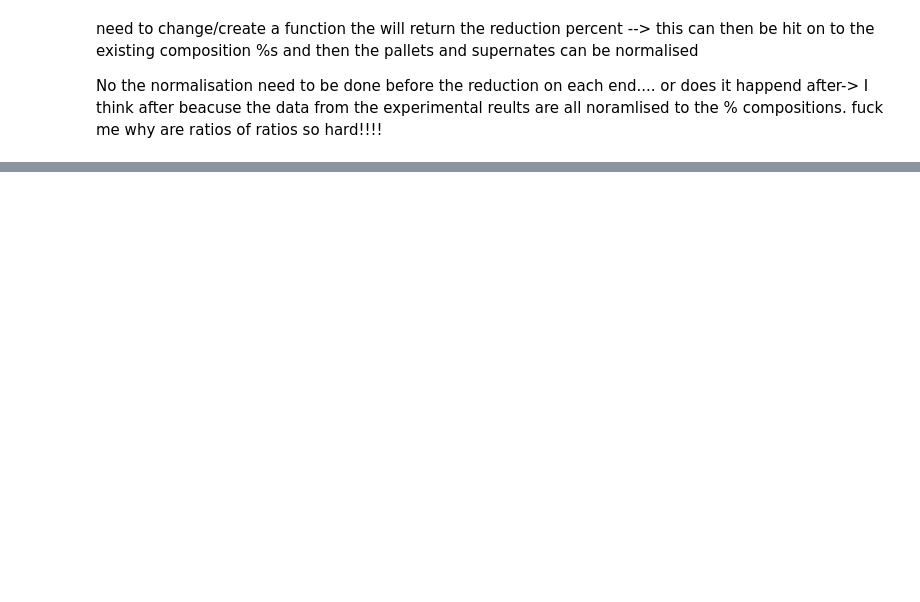
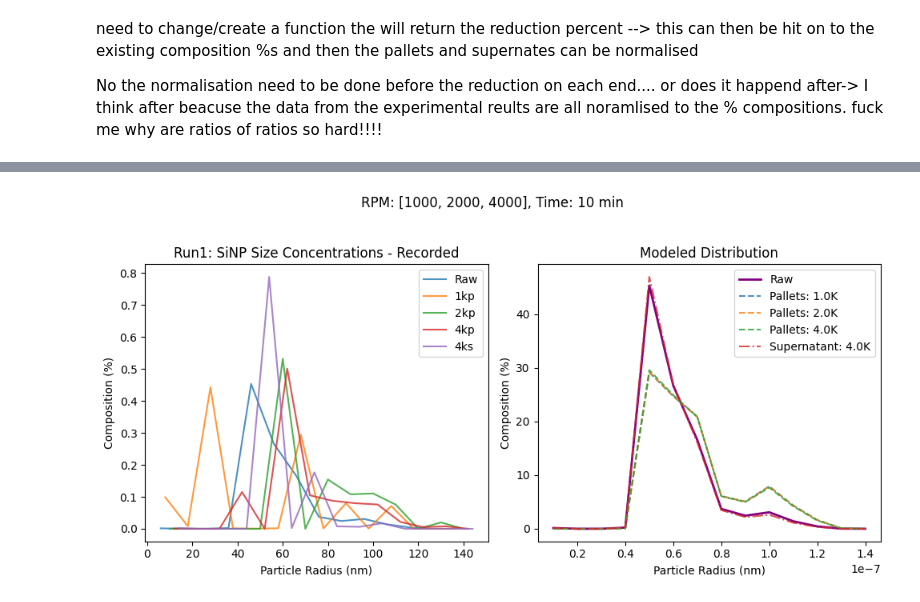
Before and after one commit to williammcmp/Nano-Particle-Playground, a Jupyter notebook: testing.ipynb, the cells around one changed output, grey strips where cells are left out. Saved outputs shown, nothing was run; the diff lists cells and outputs as text; code cells hidden in the pictures; blank space fills up the shorter version.

```diff
--- a/testing.ipynb
+++ b/testing.ipynb
@@ -198,0 +213,79 @@ No the normalisation need to be done before the reduction on each end.... or doe
+# %%
+# Parameters
+RPMS = [1000, 2000, 4000]
+
+# Initial size distribution - uniform distribution
+size = run1['Radii(nm)'].copy().to_numpy() * 1e-9
+count = len(size)
+
+# Experimental initial distribution
+probability_experimental = run1['Raw'].copy().to_numpy()
+print(probability_experimental)
+
+# Centrifugation time (could be named duration)
+times = 10
+
+# Set up the figure and subplots
+fig, ax = plt.subplots(1, 2, figsize=(10, 5))
+
+# Plot for run1 (Side-by-side Bars)
+mask1 = run1['Radii(nm)'] > 0
+radii1 = run1['Radii(nm)'][mask1]
+
+offset = 2
+bar_width = offset
+ax1 = ax[0]
+
+ax1.plot(radii1 - 2 * offset, run1['Raw'][mask1], linestyle='-', label='Raw', alpha=0.8)
+ax1.plot(radii1 - 1 * offset, run1['1kp'][mask1], linestyle='-', label='1kp', alpha=0.8)
+ax1.plot(radii1, run1['2kp'][mask1], linestyle='-', label='2kp', alpha=0.8)
+ax1.plot(radii1 + offset, run1['4kp'][mask1], linestyle='-', label='4kp', alpha=0.8)
+ax1.plot(radii1 + 2 * offset, run1['4ks'][mask1], linestyle='-', label='4ks', alpha=0.8)
+
+# Titles and labels for the first subplot
+ax1.set_title("Run1: SiNP Size Concentrations - Recorded")
+ax1.set_ylabel("Composition (%)")
+ax1.set_xlabel("Particle Radii (nm)")
+ax1.legend()
+
+# Plot the initial state of the particle distributions
+ax[1].plot(size, probability_experimental * 1e2, label="Raw", linewidth=2, color='purple')
+
+# Loop over each RPM value
+for RPM in RPMS:
+    # Reset pallets to zero for each run
+    pallets_uniformed = np.zeros(count)
+
+    # Loop over each particle size
+    for particle in range(count):
+        probability_experimental[particle], pallets_uniformed[particle] = cal_supernate_and_pallets(
+            size[particle], probability_experimental[particle], times,
+            particle_density, liquid_density, liquid_viscosity,
+            RPM, arm_length, length
+        )
+
+    print(probability_experimental)
+    # Normalize probabilities and pallets
+    probability_experimental /= np.sum(probability_experimental)
+    pallets_uniformed /= np.sum(pallets_uniformed)
+
+    # Plot the pallets and supernatant
+    ax[1].plot(size , pallets_uniformed * 1e2, label=f"Pallets: {RPM / 1000}K", alpha=0.8, linestyle='--')
+
+ax[1].plot(size , probability_experimental * 1e2, label=f"Supernatant: {RPM / 1000}K", alpha=0.8, linestyle='-.')
+
+# Titles and labels for the second subplot
+ax[1].set_title("Modeled Distribution")
+ax[1].legend()
+
+fig.suptitle(f"RPM: {RPMS}, Time: {times} min")
+
+# Assigning labels to plot axes
+for a in ax:
+    a.set_xlabel("Particle Radius (nm)")
+ax[1].set_ylabel("Composition (%)")
+
+# Final adjustments and plot display
+plt.tight_layout(rect=[0, 0, 1, 0.95])
+plt.show()
+# %% [output]
@@ -198,0 +308 @@ No the normalisation need to be done before the reduction on each end.... or doe
+[figure, added]
```
Also changed, not shown: parts of 9 cells of this notebook.
